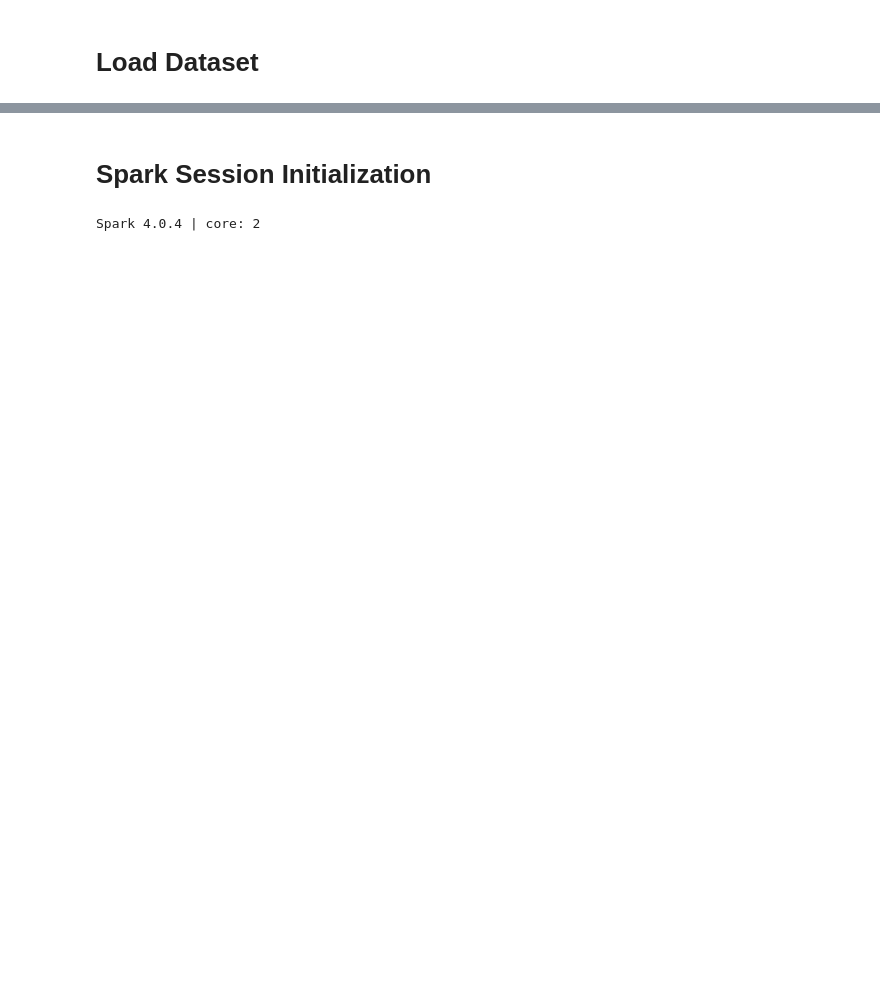
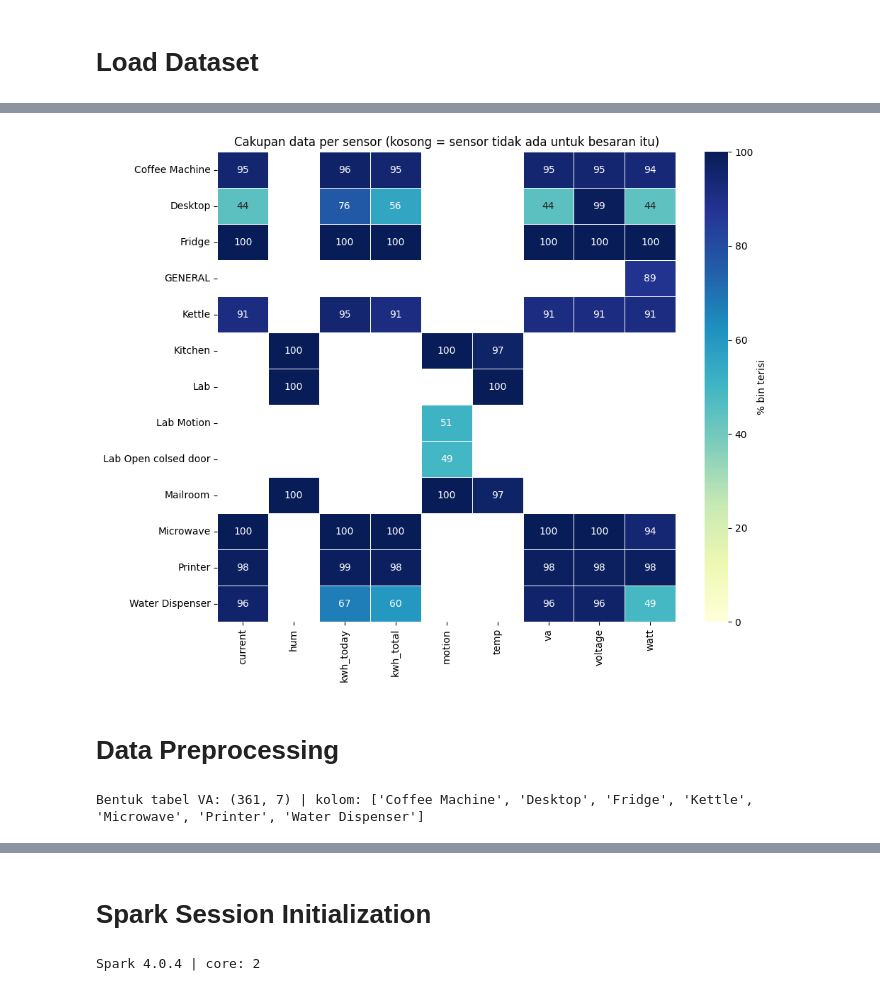
Before and after one commit to axelkrnwn/tes, a Jupyter notebook: code.ipynb, the cells around one changed output, grey strips where cells are left out. Saved outputs shown, nothing was run; the diff lists cells and outputs as text; code cells hidden in the pictures; blank space fills up the shorter version.

Commit message:
Feat: add data handling

```diff
--- a/code.ipynb
+++ b/code.ipynb
@@ -22,0 +92,31 @@ hello world
+# %%
+inv = (raw.groupby(["variable", "entity"])["value"]
+          .agg(n_bin="size", n_valid="count", min="min", max="max", mean="mean")
+          .assign(valid_pct=lambda d: 100 * d["n_valid"] / d["n_bin"])
+          .round(2))
+# display(inv)
+cov = inv["valid_pct"].reset_index().pivot(index="entity", columns="variable", values="valid_pct")
+
+plt.figure(figsize=(10, 8))
+sns.heatmap(cov, annot=True, fmt=".0f", cmap="YlGnBu", vmin=0, vmax=100,
+            cbar_kws={"label": "% bin terisi"}, linewidths=.5)
+plt.title("Cakupan data per sensor (kosong = sensor tidak ada untuk besaran itu)")
+plt.ylabel("")
+plt.xlabel("")
+plt.tight_layout()
+plt.show()
+# %% [output]
+[figure, added]
+# %% [markdown]
+# **Data Preprocessing**
+# %%
+main =  raw[raw["entity"] != "GENERAL"]
+
+def wide(var):
+    return main[main["variable"] == var].pivot(index="time", columns="entity", values="value").sort_index()
+
+WATT, VA, TEMP, HUM, MOTION = (wide(v) for v in ["watt", "va", "temp", "hum", "motion"])
+ALL_DEVICES = ["Coffee Machine", "Desktop", "Fridge", "Kettle", "Microwave", "Printer", "Water Dispenser"]
+print("Bentuk tabel VA:", VA.shape, "| kolom:", list(VA.columns))
+# %% [output]
+Bentuk tabel VA: (361, 7) | kolom: ['Coffee Machine', 'Desktop', 'Fridge', 'Kettle', 'Microwave', 'Printer', 'Water Dispenser']
```
Also changed, not shown: parts of 8 cells of this notebook.
